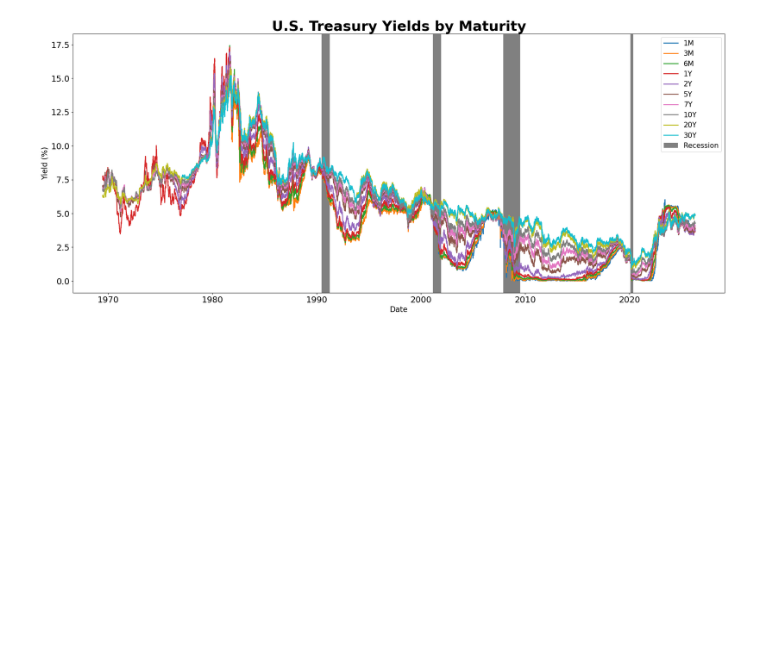
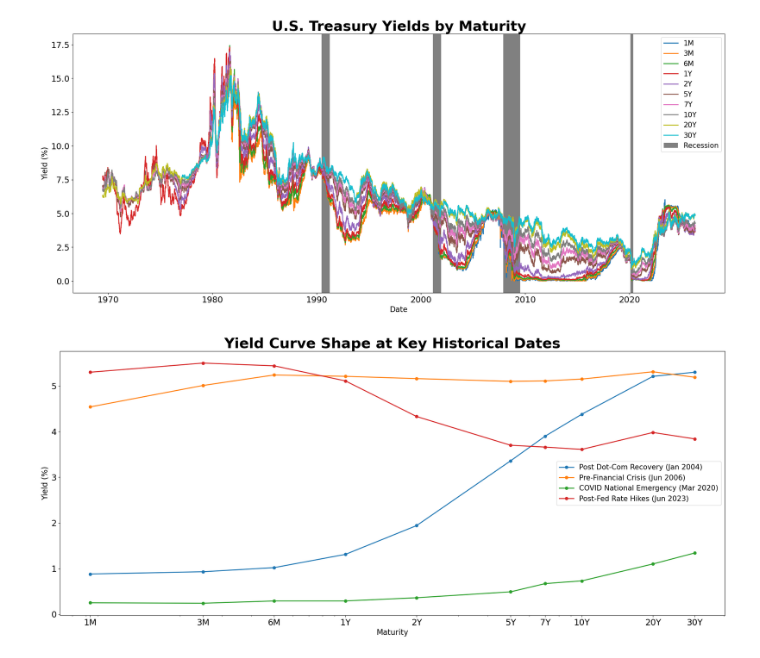
Before and after one commit to SahilB21/yieldcurvepca, a Jupyter notebook: yield_curve_analysis.ipynb, the cells around one changed output. Cells and saved outputs as stored; diff of their text form; code cells hidden in the pictures; blank space fills up the shorter version.

Commit message:
Created a yield curve that shows what the yield curve looks like at different historical times

```diff
--- a/yield_curve_analysis.ipynb
+++ b/yield_curve_analysis.ipynb
@@ -96,3 +98,54 @@ def yields_over_time(data):
 yields_over_time(yields)
 # %% [output]
 [figure]
+# %%
+MATURITY_YEARS = [1/12, 3/12, 6/12, 1, 2, 5, 7, 10, 20, 30]
+
+def plot_curve_snapshots(data, dates, labels):
+    fig, ax = plt.subplots(figsize=(25, 10))
+
+    for i, (date, label) in enumerate(zip(dates, labels)):
+        # Gives the nearest date in yields so it doesn't crash on weekends
+        nearest = data.index[data.index.get_indexer([pd.Timestamp(date)], method='nearest')[0]]
+        row = data.loc[nearest]
+        ax.plot(MATURITY_YEARS, row.values, marker='o', linewidth=2,
+                label=f"{label} ({nearest.strftime('%b %Y')})")
+
+    ax.set_xscale('log')
+    ax.set_xticks(MATURITY_YEARS)
+    ax.tick_params(axis='both', labelsize=18)
+    ax.set_xticklabels(['1M','3M','6M','1Y','2Y','5Y','7Y','10Y','20Y','30Y'])
+    ax.set_title('Yield Curve Shape at Key Historical Dates', fontsize=30, fontweight='bold')
+    ax.set_xlabel('Maturity', fontsize=16)
+    ax.set_ylabel('Yield (%)', fontsize=16)
+    ax.legend(fontsize=15)
+    plt.savefig('curve_history.png', dpi=150)
+    plt.show()
+
+# I picked these dates because they each represent a really different
+# economic environment, so you can see how drastically the curve shape changes.
+
+# 2004-01-02: After the dot-com crash and 9/11, the Fed slashed interest rates
+#             to basically nothing (1%) to rescue the economy. Since short term
+#             rates were so low but long term rates were still normal, the curve
+#             slopes steeply upward, which is a sign of a good future economy
+
+# 2006-06-30: Between 2004 and 2006 the Fed raised rates 17 times in a row to cool
+#           the economy down. This pushed short term yields way up until they
+#           almost caught up to long term yields. Historically, the curve being
+#           almost flat has been a warning sign for recession
+
+# 2020-03-15: The day COVID was declared a national emergency, the Fed cut rates
+#           to 0%. Short rates crashed to almost nothing while long rates stayed
+#           elevated. Different from 2006, COVID was more of a shock for the economy
+
+# 2023-06-01: To fight the worst inflation in 40 years post COVID, the Fed raised
+#           rates 11 times. Short term yields shot up so fast they blew past
+#           long term yields, flipping the curve upside down, an inversion, which
+#           historically has caused recessions
+snapshot_dates  = ['2004-01-02', '2006-06-30', '2020-03-15', '2023-06-01']
+snapshot_labels = ['Post Dot-Com Recovery', 'Pre-Financial Crisis', 'COVID National Emergency', 'Post-Fed Rate Hikes']
+
+plot_curve_snapshots(yields_only, snapshot_dates, snapshot_labels)
+# %% [output]
+[figure, added]
```
Also changed, not shown: parts of 2 cells of this notebook, 1 other file.
